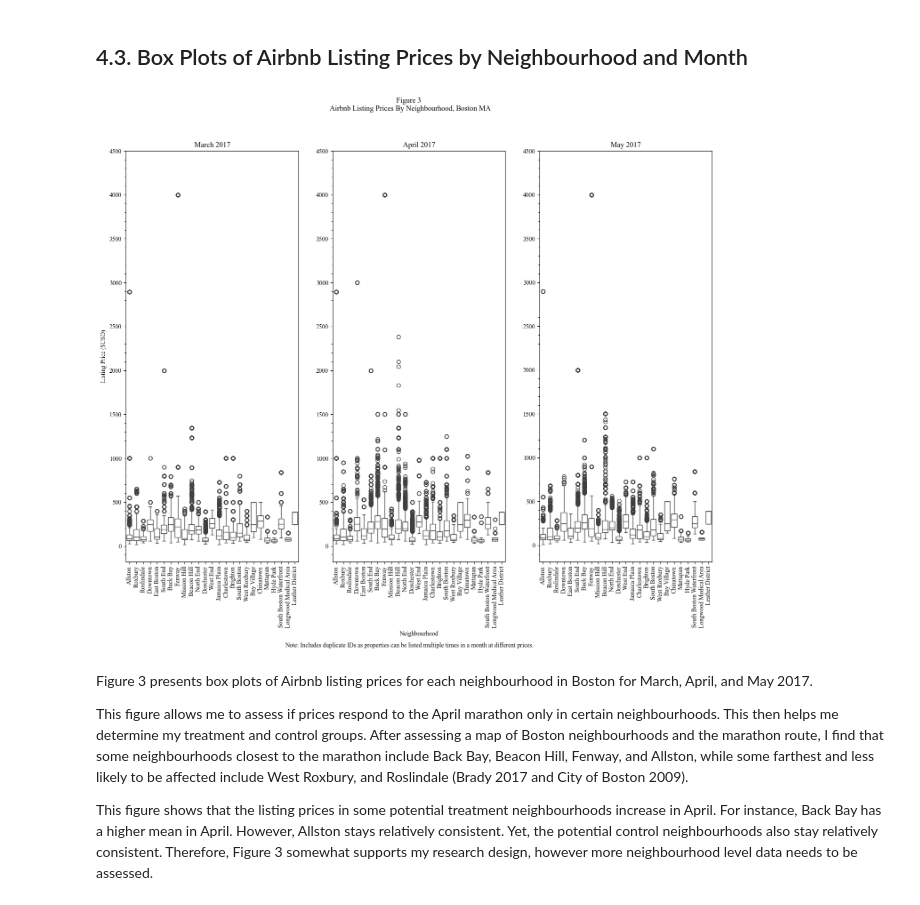
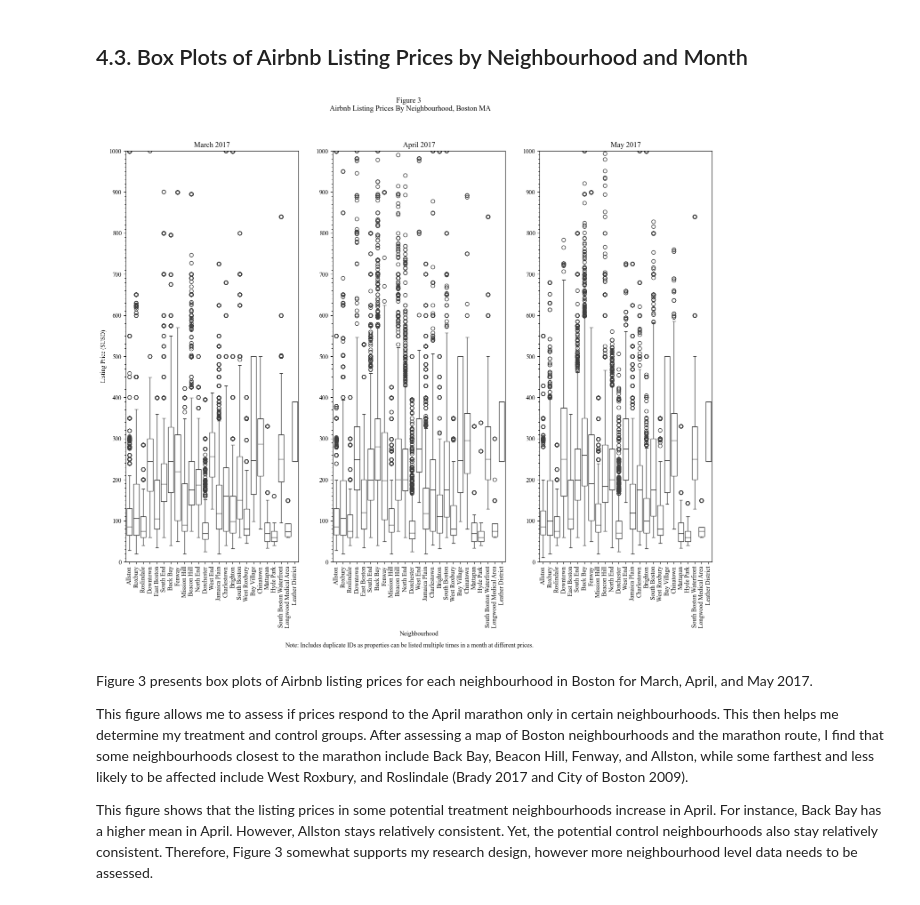
Before and after one commit to ECO225-W2025/eco225-project-code-easteli, a Jupyter notebook: Project1EliEaston.ipynb, the cells around one changed output. Saved outputs shown, nothing was run; the diff lists cells and outputs as text; code cells hidden in the pictures.

```diff
--- a/Project1EliEaston.ipynb
+++ b/Project1EliEaston.ipynb
@@ -611,46 +643,53 @@ axes[0].set_ylabel("Listing Price ($USD)")
 axes[0].set_xlabel("")
 
 #Set y ticks
-axes[0].set_yticks(np.arange(0, 5000, 500))
-axes[0].yaxis.set_minor_locator(mtick.MultipleLocator(100))
+axes[0].set_yticks(np.arange(0, 1001, 100))
+axes[0].yaxis.set_minor_locator(mtick.MultipleLocator(10))
+
+#Set y limit
+axes[0].set_ylim(0, 1000)
 
 #Create April 2017 boxplot at axes[1]
 sns.boxplot(x ="neighbourhood_cleansed", y="price", data=april17,
             ax=axes[1], boxprops=dict(facecolor="none"))
 
 axes[1].set_title("April 2017")
 
 axes[1].tick_params(axis="x", rotation=90)
 
 axes[1].set_ylabel("")
 axes[1].set_xlabel("Neighbourhood")
 
-axes[1].set_yticks(np.arange(0, 5000, 500))
-axes[1].yaxis.set_minor_locator(mtick.MultipleLocator(100))
+axes[1].set_yticks(np.arange(0, 1001, 100))
+axes[1].yaxis.set_minor_locator(mtick.MultipleLocator(10))
+
+axes[1].set_ylim(0, 1000)
 
 #Create May 2017 boxplot at axes[2]
 sns.boxplot(x ="neighbourhood_cleansed", y="price", data=may17,
             ax=axes[2], boxprops=dict(facecolor="none"))
 
 axes[2].set_title("May 2017")
 
 axes[2].tick_params(axis="x", rotation=90)
 
 axes[2].set_ylabel("")
 axes[2].set_xlabel("")
 
-axes[2].set_yticks(np.arange(0, 5000, 500))
-axes[2].yaxis.set_minor_locator(mtick.MultipleLocator(100))
+axes[2].set_yticks(np.arange(0, 1001, 100))
+axes[2].yaxis.set_minor_locator(mtick.MultipleLocator(10))
+
+axes[2].set_ylim(0, 1000)
 
 fig.suptitle("Figure 3 \n Airbnb Listing Prices By Neighbourhood, Boston MA")
 
 plt.figtext(0.5, -0.05, "Note: Includes duplicate IDs as properties can be \
 listed multiple times in a month at different prices.",
 ha="center", fontsize=10)
 
 plt.show()
 # %% [output]
-[figure, old version]
+[figure, new version]
 # %% [markdown]
 Figure 3 presents box plots of Airbnb listing prices for each neighbourhood in Boston for March, April, and May 2017.
 
```
Also changed, not shown: parts of 2 cells of this notebook.
